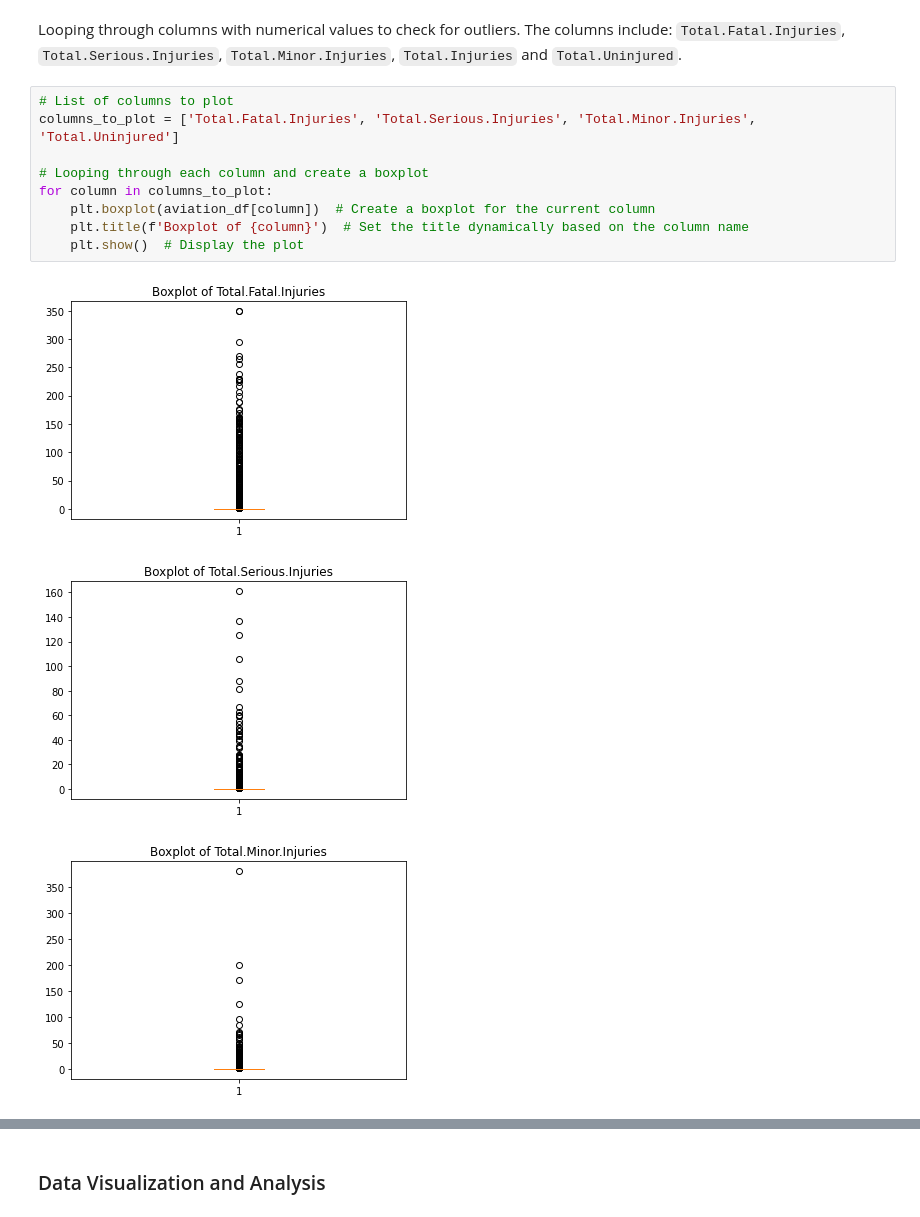
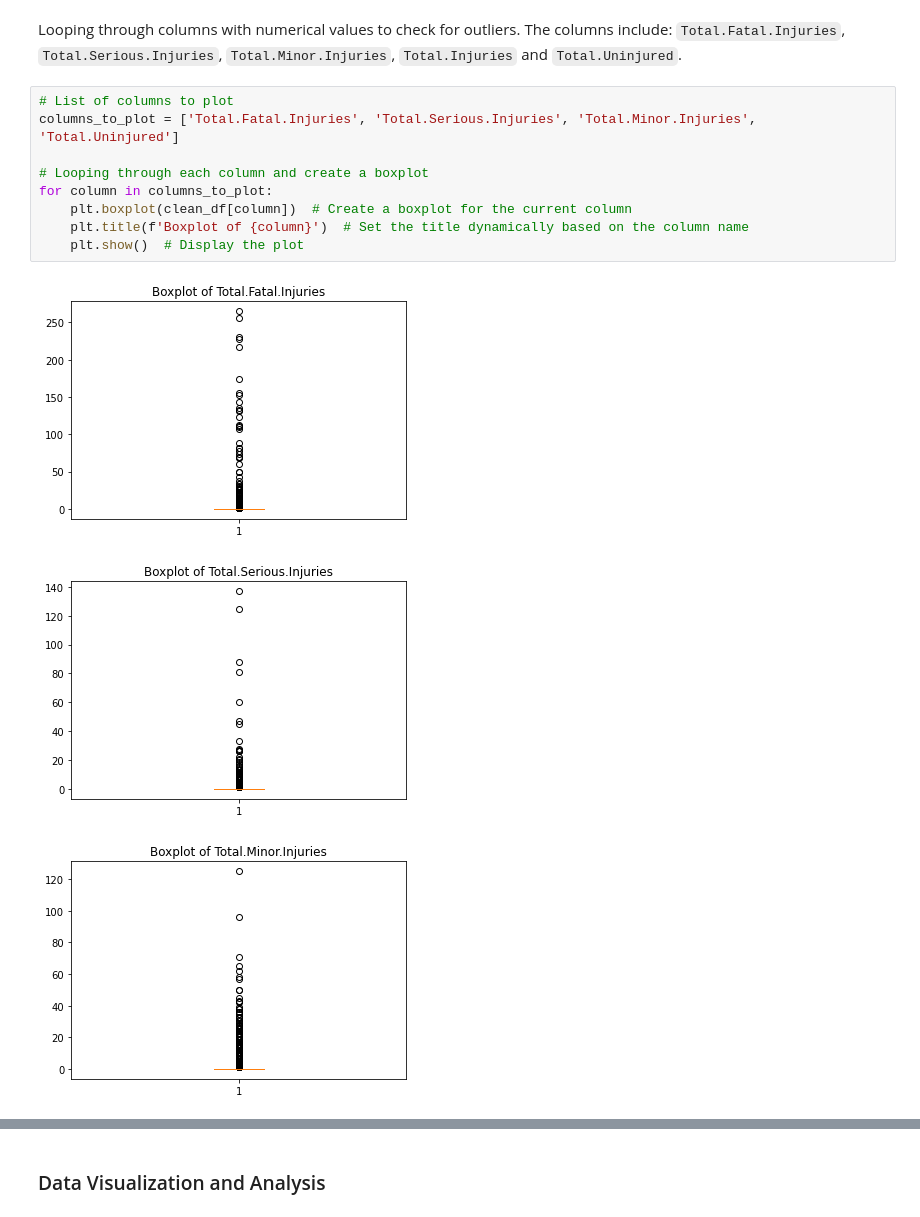
Before and after one commit to billysambasi/phase_1_project, a Jupyter notebook: index.ipynb, the cells around one changed output, grey strips where cells are left out. Drawn from its saved outputs; the diff is of its cells as text.

```diff
--- a/index.ipynb
+++ b/index.ipynb
@@ -288,14 +122,14 @@ Looping through columns with numerical values to check for outliers. The columns
 # %%
 # List of columns to plot
 columns_to_plot = ['Total.Fatal.Injuries', 'Total.Serious.Injuries', 'Total.Minor.Injuries', 'Total.Uninjured']
 
 # Looping through each column and create a boxplot
 for column in columns_to_plot:
-    plt.boxplot(aviation_df[column])  # Create a boxplot for the current column
+    plt.boxplot(clean_df[column])  # Create a boxplot for the current column
     plt.title(f'Boxplot of {column}')  # Set the title dynamically based on the column name
     plt.show()  # Display the plot
 # %% [output]
-[figure, old version]
+[figure, new version]
-[figure, old version]
+[figure, new version]
-[figure, old version]
+[figure, new version]
 [figure]
```
Also changed, not shown: parts of 38 cells of this notebook.
